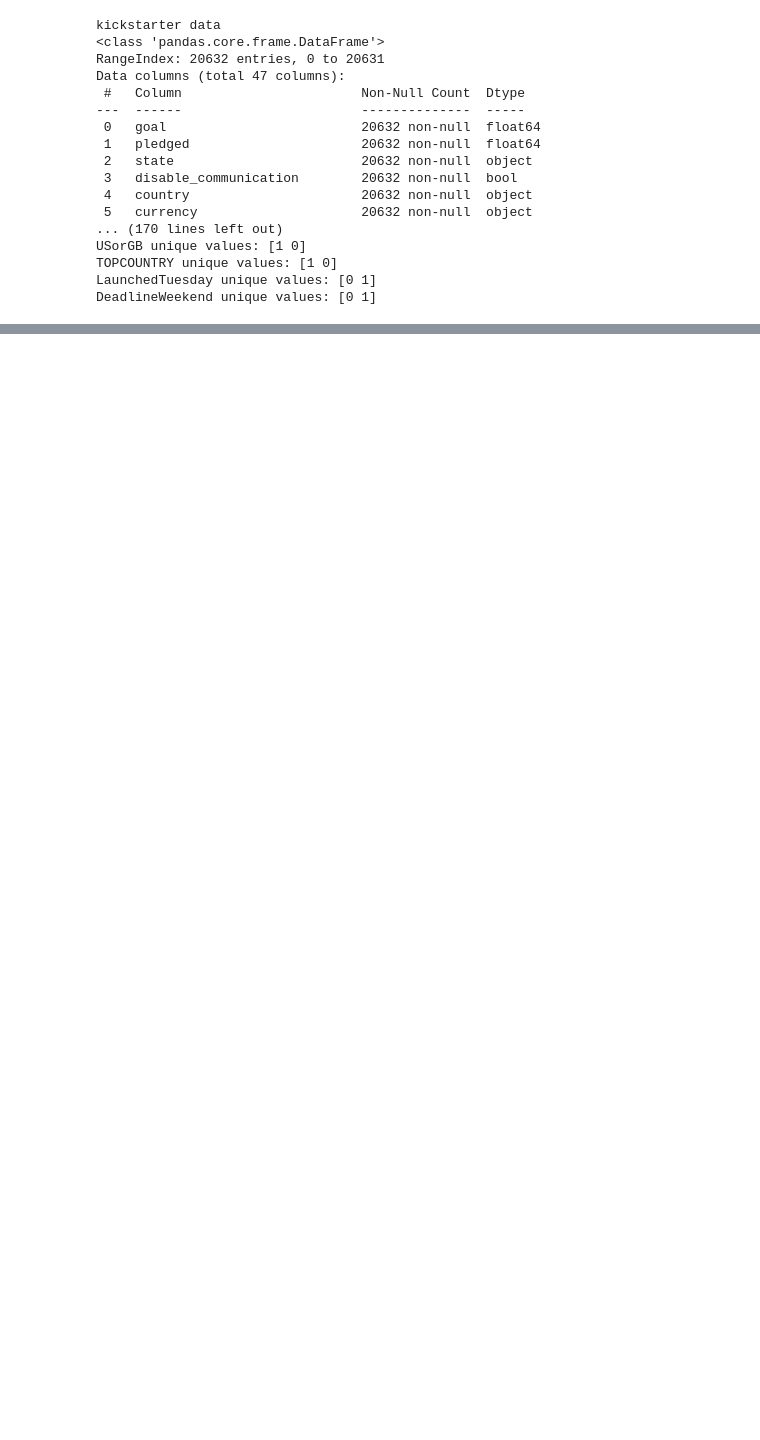
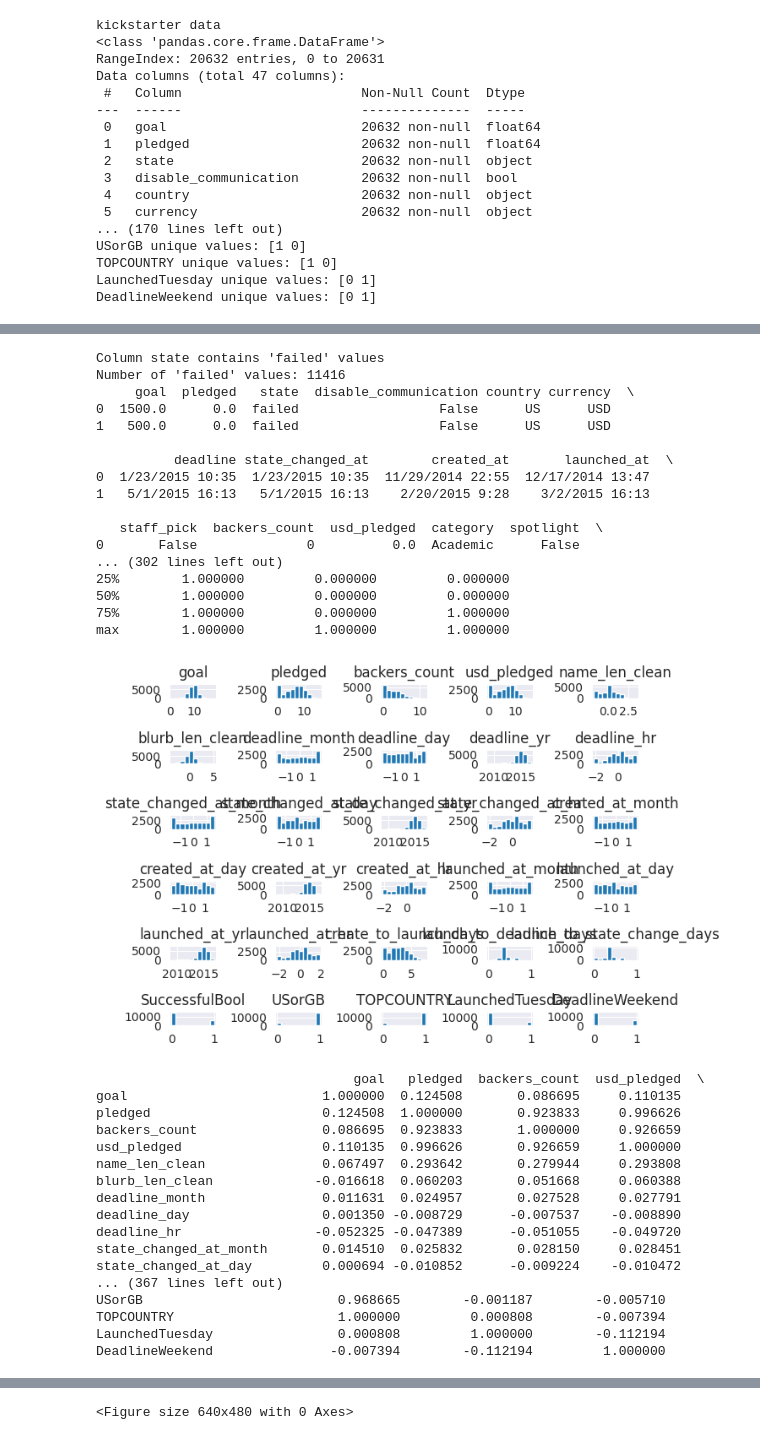
Before and after one commit to Trolann/cmpe188-assignments, a Jupyter notebook: final_project/trevor_eda.ipynb, the cells around one changed output, grey strips where cells are left out. Saved outputs shown, nothing was run; the diff lists cells and outputs as text; code cells hidden in the pictures; blank space fills up the shorter version.

```diff
--- a/final_project/trevor_eda.ipynb
+++ b/final_project/trevor_eda.ipynb
@@ -163,0 +251,69 @@ DeadlineWeekend unique values: [0 1]
+# %%
+for column in kickstarter.columns:
+    if column in kickstarter.columns:
+        # Check if the column contains 'failed'
+        if (kickstarter[column] == 'failed').any():
+            print(f"Column {column} contains 'failed' values")
+            # Count how many failed values
+            failed_count = (kickstarter[column] == 'failed').sum()
+            print(f"Number of 'failed' values: {failed_count}")
+            # Show a few rows with the failed values
+            print(kickstarter[kickstarter[column] == 'failed'].head(2))
+
+
+# Standardize the columns
+from sklearn.preprocessing import StandardScaler
+scaler = StandardScaler()
+for column in columns_to_standardize:
+    kickstarter[column] = scaler.fit_transform(kickstarter[[column]])
+
+# Log transform the columns
+from sklearn.preprocessing import FunctionTransformer
+import numpy as np
+log_transformer = FunctionTransformer(np.log1p, validate=True)
+for column in columns_to_log_transform:
+    kickstarter[column] = log_transformer.fit_transform(kickstarter[[column]])
+# Normalize the columns
+from sklearn.preprocessing import MinMaxScaler
+normalizer = MinMaxScaler()
+for column in columns_to_normalize:
+    kickstarter[column] = normalizer.fit_transform(kickstarter[[column]])
+
+# Check the data again
+data_info(kickstarter)
+# %% [output]
+Column state contains 'failed' values
+Number of 'failed' values: 11416
+     goal  pledged   state  disable_communication country currency  \
+0  1500.0      0.0  failed                  False      US      USD
+1   500.0      0.0  failed                  False      US      USD
+
+          deadline state_changed_at        created_at       launched_at  \
+0  1/23/2015 10:35  1/23/2015 10:35  11/29/2014 22:55  12/17/2014 13:47
+1   5/1/2015 16:13   5/1/2015 16:13    2/20/2015 9:28    3/2/2015 16:13
+
+   staff_pick  backers_count  usd_pledged  category  spotlight  \
+0       False              0          0.0  Academic      False
+... (302 lines left out)
+25%        1.000000         0.000000         0.000000
+50%        1.000000         0.000000         0.000000
+75%        1.000000         0.000000         1.000000
+max        1.000000         1.000000         1.000000
+[figure, added]
+                                 goal   pledged  backers_count  usd_pledged  \
+goal                         1.000000  0.124508       0.086695     0.110135
+pledged                      0.124508  1.000000       0.923833     0.996626
+backers_count                0.086695  0.923833       1.000000     0.926659
+usd_pledged                  0.110135  0.996626       0.926659     1.000000
+name_len_clean               0.067497  0.293642       0.279944     0.293808
+blurb_len_clean             -0.016618  0.060203       0.051668     0.060388
+deadline_month               0.011631  0.024957       0.027528     0.027791
+deadline_day                 0.001350 -0.008729      -0.007537    -0.008890
+deadline_hr                 -0.052325 -0.047389      -0.051055    -0.049720
+state_changed_at_month       0.014510  0.025832       0.028150     0.028451
+state_changed_at_day         0.000694 -0.010852      -0.009224    -0.010472
+... (367 lines left out)
+USorGB                         0.968665        -0.001187        -0.005710
+TOPCOUNTRY                     1.000000         0.000808        -0.007394
+LaunchedTuesday                0.000808         1.000000        -0.112194
+DeadlineWeekend               -0.007394        -0.112194         1.000000
@@ -163,0 +321 @@ DeadlineWeekend unique values: [0 1]
+<Figure size 640x480 with 0 Axes>
```
Also changed, not shown: parts of 9 cells of this notebook, 1 other file.
